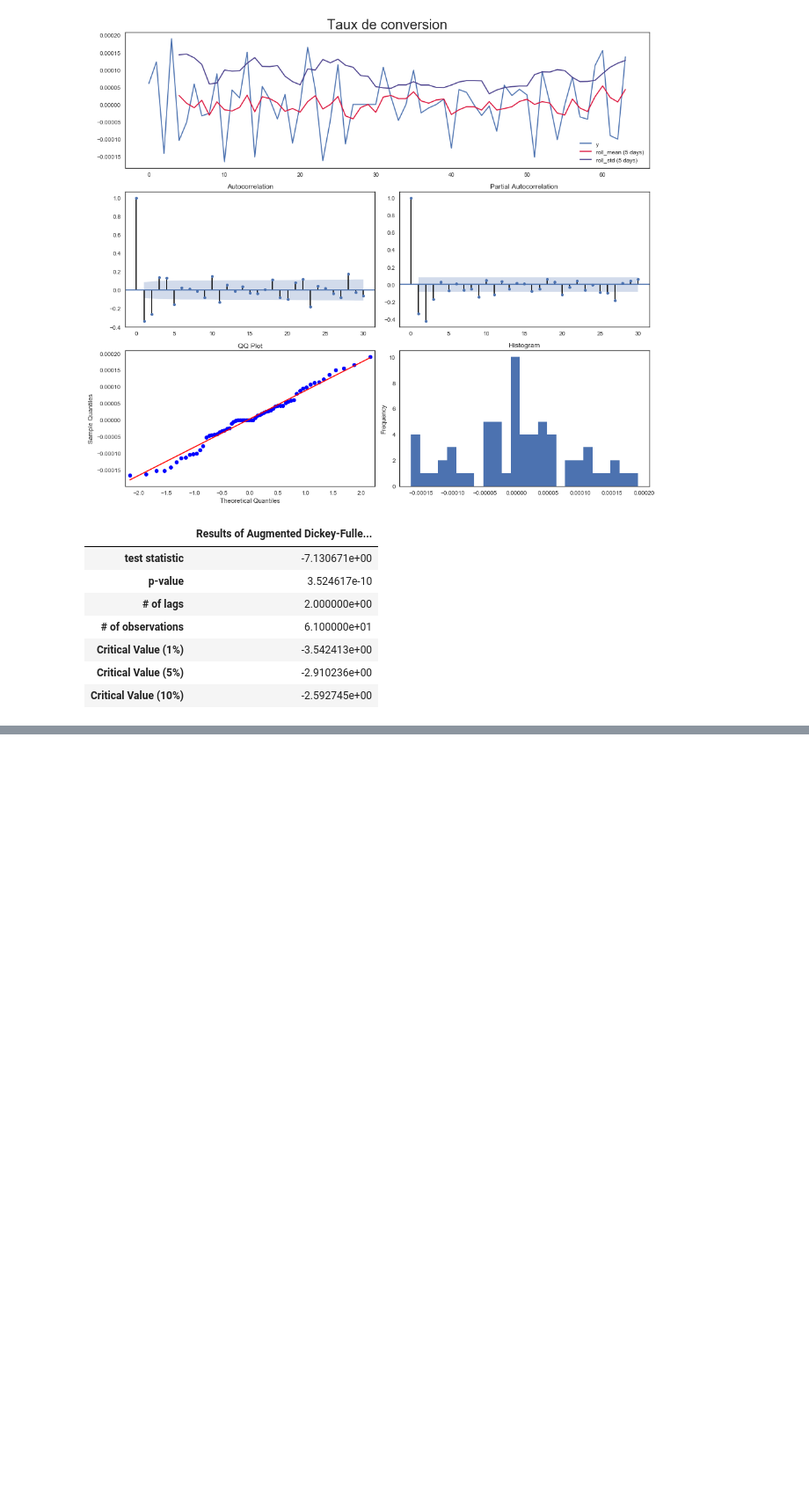
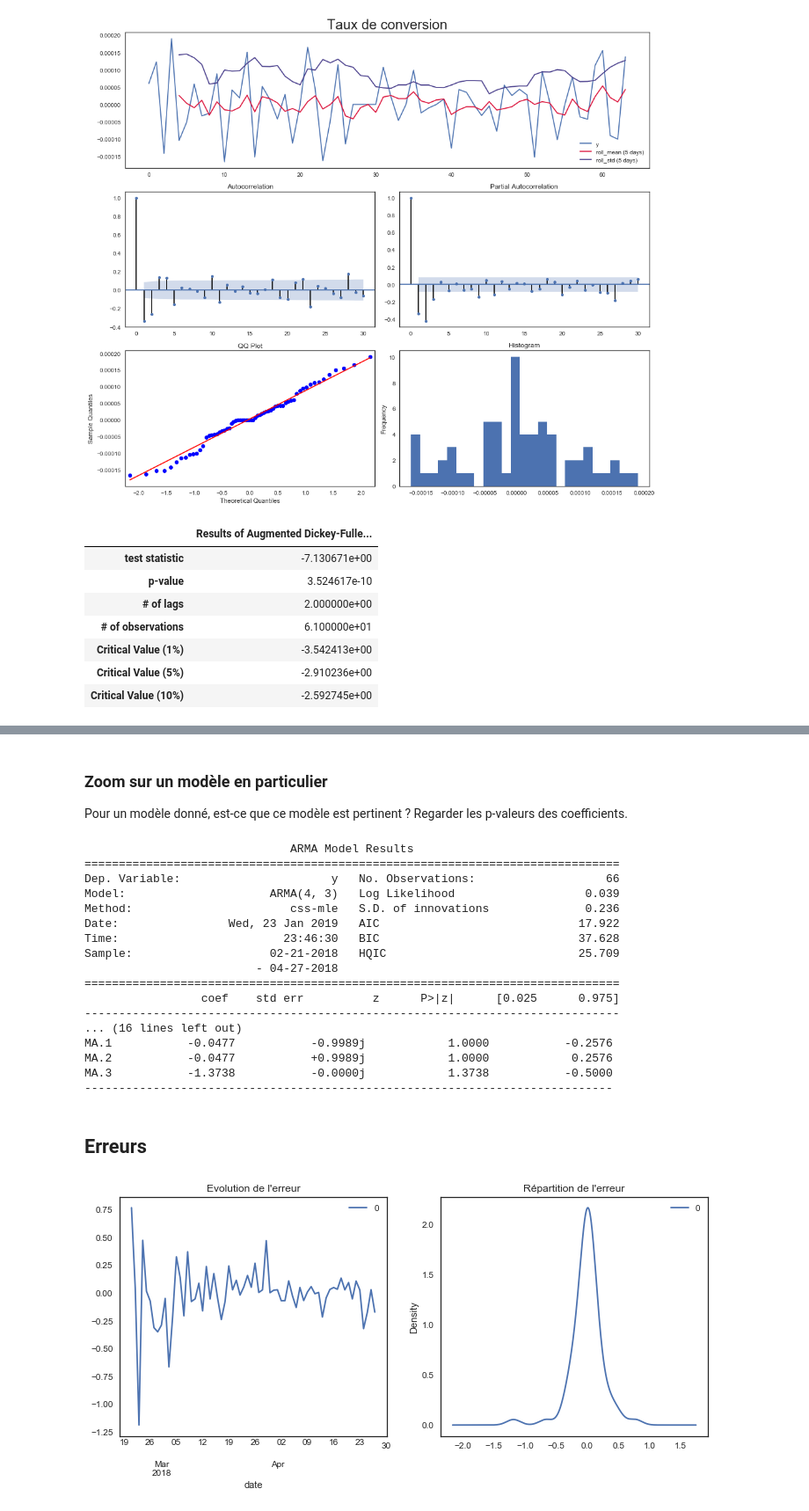
Before and after one commit to mariondechallens/1000mercis, a Jupyter notebook: Analyses/Annonceur1_campagne3_visite_2pages.ipynb, the cells around one changed output, grey strips where cells are left out. Shown at 88% size. Cells and saved outputs as stored; diff of their text form; code cells hidden in the pictures; blank space fills up the shorter version.

```diff
--- a/Analyses/Annonceur1_campagne3_visite_2pages.ipynb
+++ b/Analyses/Annonceur1_campagne3_visite_2pages.ipynb
@@ -225,0 +370,56 @@ Analyse après transformation
+# %% [markdown]
+### Zoom sur un modèle en particulier
+
+Pour un modèle donné, est-ce que ce modèle est pertinent ? Regarder les p-valeurs des coefficients.
+# %%
+##################################### PARAMETRES #####################################
+p = bic_min_order[0]  # AR(p)
+d = 0  # d=0 pour ARMA
+q = bic_min_order[1]  # MA(q)
+p, q = 4, 3
+######################################################################################
+
+# asfreq permettra de faire des predictions et de les afficher facilement...
+# ffill au cas ou il manque des jours...
+# mais faire très attention aux datasets où il manque une grosse plage de journées!
+# genre a1c1 vers la fin... donc je mets une limite au nb max de jours manquants
+assert Z_cum.asfreq("D").isna().sum() < 5
+
+model = ARIMA(Z_cum.asfreq("D").fillna(method="ffill"), order=(p, d, q), freq="D").fit()
+# model_fit = model.fit(disp=0)
+print(model.summary())
+# print(model_fit.summary())
+display(Markdown("## Erreurs"))
+print('\n')
+residuals = DataFrame(model.resid)
+
+plt.figure(figsize=(12, 5))
+plt.subplot(1, 2, 1)
+residuals.plot(ax=plt.gca())
+plt.title("Evolution de l'erreur")
+
+plt.subplot(1, 2, 2)
+residuals.plot(kind='kde', ax=plt.gca())
+plt.title("Répartition de l'erreur")
+
+plt.show()
+# %% [output]
+                              ARMA Model Results
+==============================================================================
+Dep. Variable:                      y   No. Observations:                   66
+Model:                     ARMA(4, 3)   Log Likelihood                   0.039
+Method:                       css-mle   S.D. of innovations              0.236
+Date:                Wed, 23 Jan 2019   AIC                             17.922
+Time:                        23:46:30   BIC                             37.628
+Sample:                    02-21-2018   HQIC                            25.709
+                         - 04-27-2018
+==============================================================================
+                 coef    std err          z      P>|z|      [0.025      0.975]
+------------------------------------------------------------------------------
+... (16 lines left out)
+MA.1           -0.0477           -0.9989j            1.0000           -0.2576
+MA.2           -0.0477           +0.9989j            1.0000            0.2576
+MA.3           -1.3738           -0.0000j            1.3738           -0.5000
+-----------------------------------------------------------------------------
+## Erreurs
+[figure, added]
```
Also changed, not shown: parts of 10 cells of this notebook.
